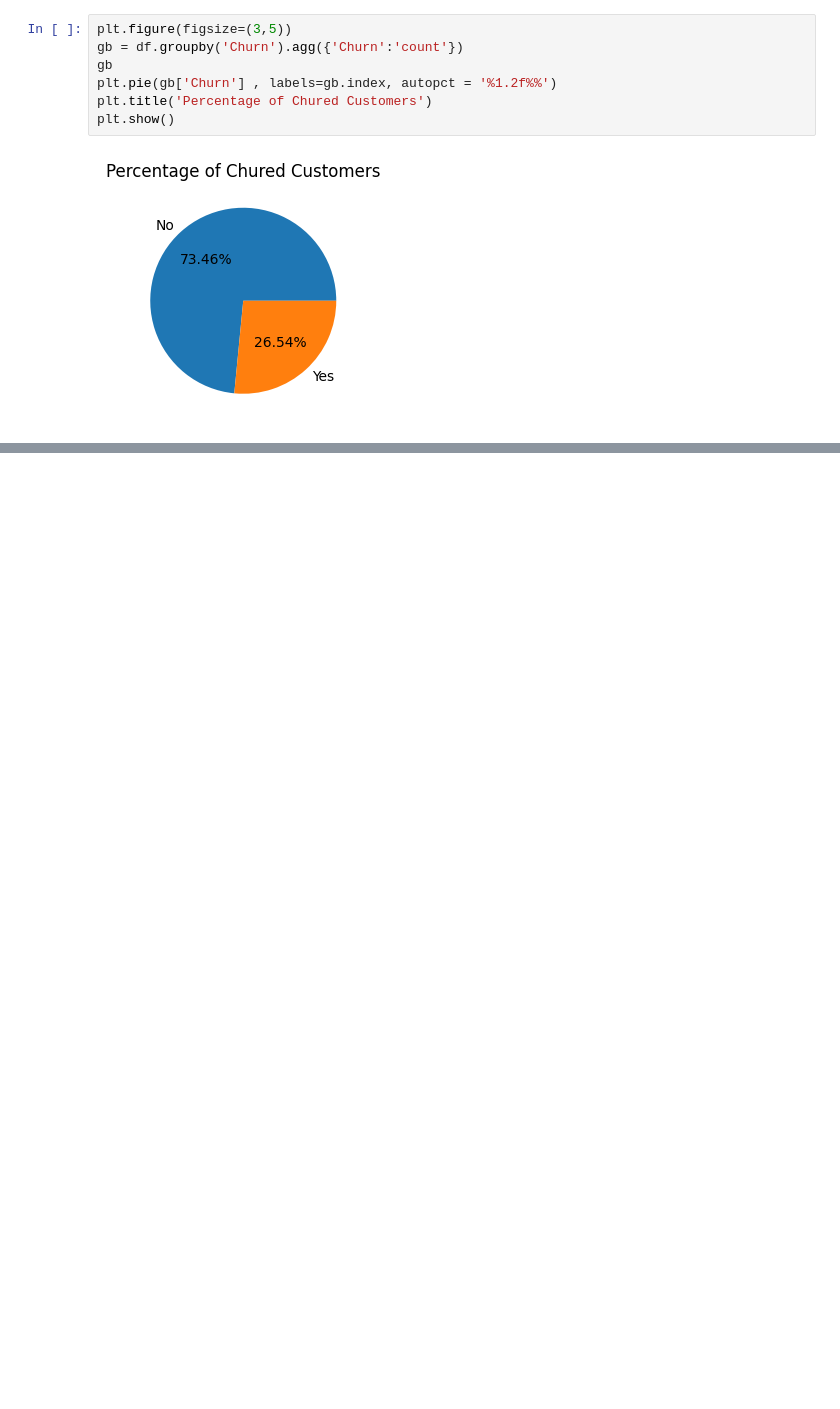
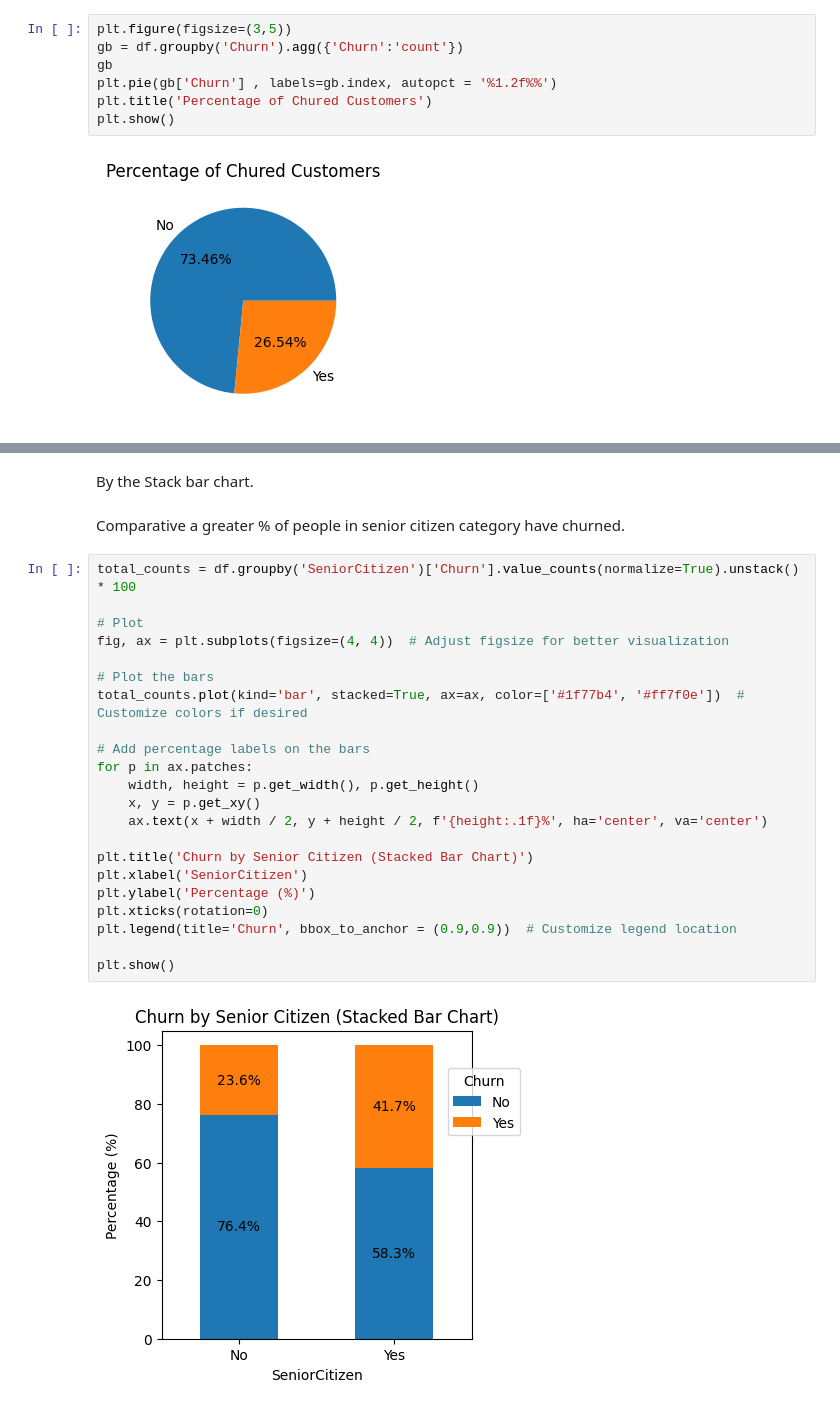
Before and after one commit to akxiit/Normal-Data-Visulization, a Jupyter notebook: EDA/Project-1/Churn.ipynb, the cells around one changed output, grey strips where cells are left out. Saved outputs shown, nothing was run; the diff lists cells and outputs as text; blank space fills up the shorter version.

```diff
--- a/EDA/Project-1/Churn.ipynb
+++ b/EDA/Project-1/Churn.ipynb
@@ -104,0 +136,28 @@ plt.show()
+# %% [markdown]
+By the Stack bar chart.
+# %% [markdown]
+Comparative a greater % of people in senior citizen category have churned.
+# %%
+total_counts = df.groupby('SeniorCitizen')['Churn'].value_counts(normalize=True).unstack() * 100
+
+# Plot
+fig, ax = plt.subplots(figsize=(4, 4))  # Adjust figsize for better visualization
+
+# Plot the bars
+total_counts.plot(kind='bar', stacked=True, ax=ax, color=['#1f77b4', '#ff7f0e'])  # Customize colors if desired
+
+# Add percentage labels on the bars
+for p in ax.patches:
+    width, height = p.get_width(), p.get_height()
+    x, y = p.get_xy()
+    ax.text(x + width / 2, y + height / 2, f'{height:.1f}%', ha='center', va='center')
+
+plt.title('Churn by Senior Citizen (Stacked Bar Chart)')
+plt.xlabel('SeniorCitizen')
+plt.ylabel('Percentage (%)')
+plt.xticks(rotation=0)
+plt.legend(title='Churn', bbox_to_anchor = (0.9,0.9))  # Customize legend location
+
+plt.show()
+# %% [output]
+[figure, added]
```
Also changed, not shown: parts of 16 cells of this notebook.
